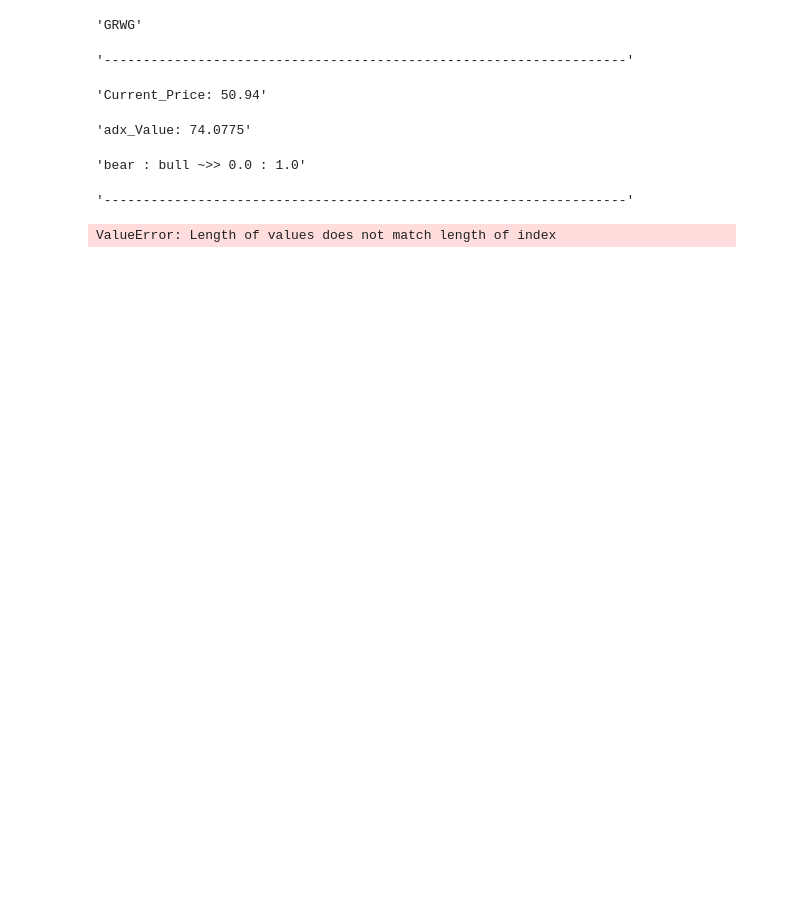
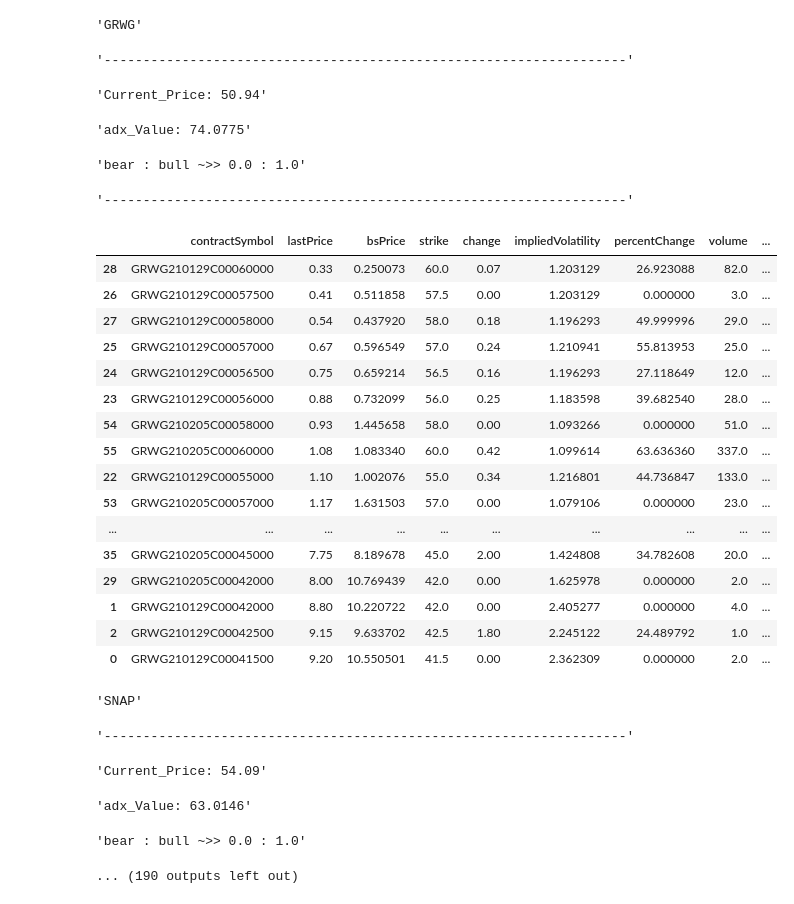
Before and after one commit to erichenschel/blueAngelsWing, a Jupyter notebook: dataExploration.ipynb, the cells around one changed output. Saved outputs shown, nothing was run; the diff lists cells and outputs as text; code cells hidden in the pictures; blank space fills up the shorter version.

```diff
--- a/dataExploration.ipynb
+++ b/dataExploration.ipynb
@@ -87,6 +87,7 @@ for index, row in option_stocks.iterrows():
 
     # initialize pandas dataframes for each expir. date
     op_interest = pd.DataFrame()
+    bs_ls = []
 
     # get options dates
     s = yf.Ticker(str(index))
@@ -116,8 +117,6 @@ for index, row in option_stocks.iterrows():
 
         # iterate through call chain
         for index, row in call_chain.iterrows():
-            bs_ls = []
-
             # get strike price
             strike = row['strike']
             vol = row["impliedVolatility"]
@@ -134,37 +133,60 @@ for index, row in option_stocks.iterrows():
                 if float(vol) > .67:
                     # is the cost going to be more than 1k?
                     if float(row['lastPrice']) < 10.0:
                         # add to option dataframe if conditions are met
                         op_interest = op_interest.append(row, ignore_index=True)
-                        bs_ls.append(bs_price)
+                        bs_ls.append(round(bs_price, 4))
 
     drop_list = ["ask", "bid", "contractSize", "currency", "inTheMoney", "lastTradeDate"]
     try:
         op_interest = op_interest.drop(drop_list, axis=1)
     except:
         pass
 
     if op_interest.empty:
         pass
 #         print("No options of interest for " + str(stock) + " today.")
     else:
         display("-------------------------------------------------------------------")
         display("Current_Price: " + str(spot))
         display("adx_Value: " + str(round(adx, 4)))
         display("bear : bull ~>> " + str(bear) + " : " + str(bull))
         display("-------------------------------------------------------------------")
-        cols = ["contractSymbol", "lastPrice", "strike", "change", "impliedVolatility", "percentChange", "volume", "openInterest"]
+
+        op_interest['bsPrice'] = bs_ls
+        cols = ["contractSymbol", "lastPrice", "bsPrice", "strike", "change", "impliedVolatility", "percentChange", "volume", "openInterest"]
         op_interest = op_interest[cols]
-        op_interest['bsPrice'] = bs_ls
         display(op_interest.sort_values(by=["lastPrice"], axis=0, ascending=True))
 # %% [output]
 'GRWG'
 '-------------------------------------------------------------------'
 'Current_Price: 50.94'
 'adx_Value: 74.0775'
 'bear : bull ~>> 0.0 : 1.0'
 '-------------------------------------------------------------------'
+|  | contractSymbol | lastPrice | bsPrice | strike | change | impliedVolatility | percentChange | volume | ... |
+| 28 | GRWG210129C00060000 | 0.33 | 0.250073 | 60.0 | 0.07 | 1.203129 | 26.923088 | 82.0 | ... |
+| 26 | GRWG210129C00057500 | 0.41 | 0.511858 | 57.5 | 0.00 | 1.203129 | 0.000000 | 3.0 | ... |
+| 27 | GRWG210129C00058000 | 0.54 | 0.437920 | 58.0 | 0.18 | 1.196293 | 49.999996 | 29.0 | ... |
+| 25 | GRWG210129C00057000 | 0.67 | 0.596549 | 57.0 | 0.24 | 1.210941 | 55.813953 | 25.0 | ... |
+| 24 | GRWG210129C00056500 | 0.75 | 0.659214 | 56.5 | 0.16 | 1.196293 | 27.118649 | 12.0 | ... |
+| 23 | GRWG210129C00056000 | 0.88 | 0.732099 | 56.0 | 0.25 | 1.183598 | 39.682540 | 28.0 | ... |
+| 54 | GRWG210205C00058000 | 0.93 | 1.445658 | 58.0 | 0.00 | 1.093266 | 0.000000 | 51.0 | ... |
+| 55 | GRWG210205C00060000 | 1.08 | 1.083340 | 60.0 | 0.42 | 1.099614 | 63.636360 | 337.0 | ... |
+| 22 | GRWG210129C00055000 | 1.10 | 1.002076 | 55.0 | 0.34 | 1.216801 | 44.736847 | 133.0 | ... |
+| 53 | GRWG210205C00057000 | 1.17 | 1.631503 | 57.0 | 0.00 | 1.079106 | 0.000000 | 23.0 | ... |
+| ... | ... | ... | ... | ... | ... | ... | ... | ... | ... |
+| 35 | GRWG210205C00045000 | 7.75 | 8.189678 | 45.0 | 2.00 | 1.424808 | 34.782608 | 20.0 | ... |
+| 29 | GRWG210205C00042000 | 8.00 | 10.769439 | 42.0 | 0.00 | 1.625978 | 0.000000 | 2.0 | ... |
+| 1 | GRWG210129C00042000 | 8.80 | 10.220722 | 42.0 | 0.00 | 2.405277 | 0.000000 | 4.0 | ... |
+| 2 | GRWG210129C00042500 | 9.15 | 9.633702 | 42.5 | 1.80 | 2.245122 | 24.489792 | 1.0 | ... |
+| 0 | GRWG210129C00041500 | 9.20 | 10.550501 | 41.5 | 0.00 | 2.362309 | 0.000000 | 2.0 | ... |
-ValueError: Length of values does not match length of index
+'SNAP'
+'-------------------------------------------------------------------'
+'Current_Price: 54.09'
+'adx_Value: 63.0146'
+'bear : bull ~>> 0.0 : 1.0'
+... (190 outputs left out)
 # %%
 # plot for adx
 display("-- adx --")
```
Also changed, not shown: 1 other file.
